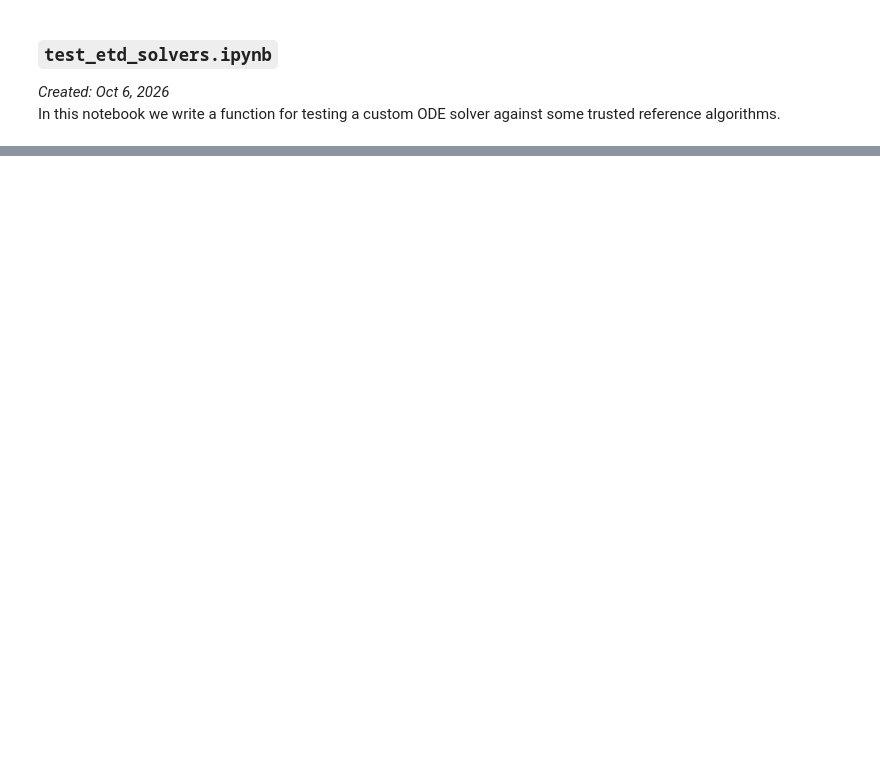
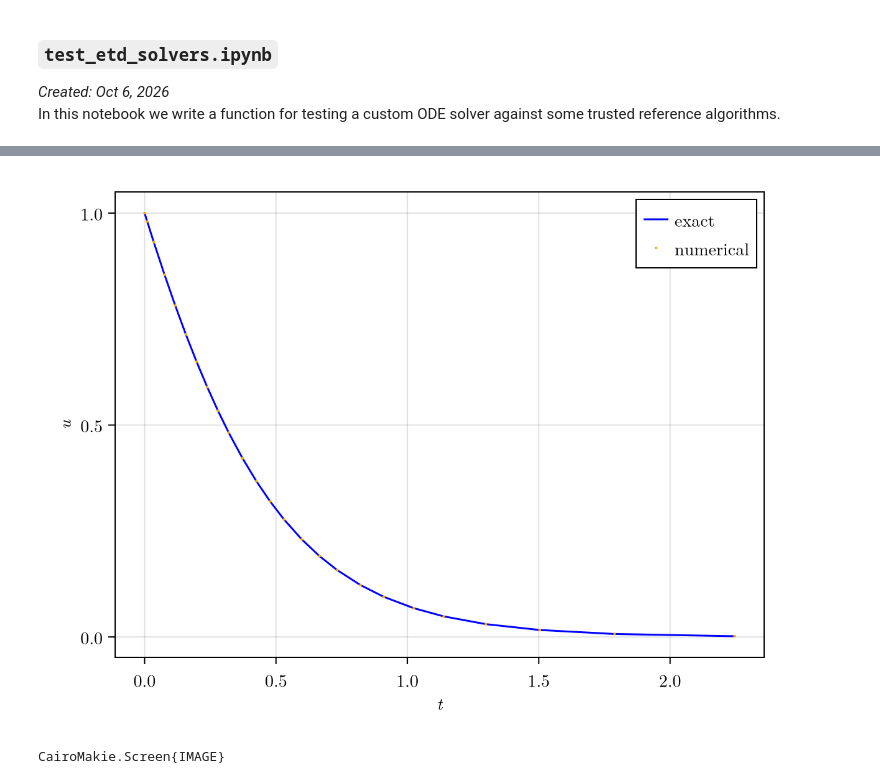
Before and after one commit to MichaelBarmann/diff-eq-tools, a Jupyter notebook: src/ode_tools/solvers/etd/test_etd_solvers.ipynb, the cells around one changed output, grey strips where cells are left out. Drawn from its saved outputs; the diff is of its cells as text; code cells hidden in the pictures; blank space fills up the shorter version.

Commit message:
Some fixes to `solve()`; seems to be working for scalar ODEs now

```diff
--- a/src/ode_tools/solvers/etd/test_etd_solvers.ipynb
+++ b/src/ode_tools/solvers/etd/test_etd_solvers.ipynb
@@ -38,5 +28,6 @@ rotation_exact(u0,p,t) = [sin(t), cos(t)]
 # %%
-function compare_to_exact_sol(alg, prob::ODEProblem, u_exact; nt = 100, abstol = 1e-6, reltol = 1e-3, dt = 0.01, maxiters = 10_000)
+function compare_to_exact_sol(alg, prob::ODEProblem, u_exact; nt = 100, abstol = 1e-6, reltol = 1e-3, dt = 0.01, maxiters = 10_000,
+                                adaptive::Bool = true)
     """
     PARAMETERS
     ----------
@@ -49,7 +40,7 @@ function compare_to_exact_sol(alg, prob::ODEProblem, u_exact; nt = 100, abstol =
 
     t0, tf = prob.tspan
     saveat = collect(range(t0, tf, length = nt))
-    sol = solve(prob, alg; abstol = abstol, reltol = reltol, dt = dt, maxiters = maxiters, saveat = saveat)
+    sol = solve(prob, alg; abstol = abstol, reltol = reltol, dt = dt, maxiters = maxiters, saveat = saveat, adaptive = adaptive)
 
     u_num = sol.u
     u_ex = u_exact.(Ref(prob.u0), Ref(prob.p), sol.t)   #Compute the exact solution at the `t` values saved by the algorithm
@@ -75,5 +84,8 @@ end
 # %%
-alg = ETDRK4()
-out = compare_to_exact_sol(alg, riccati_prob, riccati_exact; nt = 50, abstol = 1e-8, reltol = 1e-6, dt = 0.01, maxiters = 50_000)
+alg = ETDRK43()
+out = compare_to_exact_sol(alg, riccati_prob, riccati_exact; nt = 50, abstol = 1e-8, reltol = 1e-6, dt = 0.01, maxiters = 50_000, adaptive = true)
 @unpack u_num, u_ex, errors, t = out;
 plot_solutions(t; u_num = u_num, u_ex = u_ex, title = "", ms = 3)
+# %% [output]
+[figure, added]
+CairoMakie.Screen{IMAGE}
```
Also changed, not shown: parts of 7 cells of this notebook, 2 other files.
